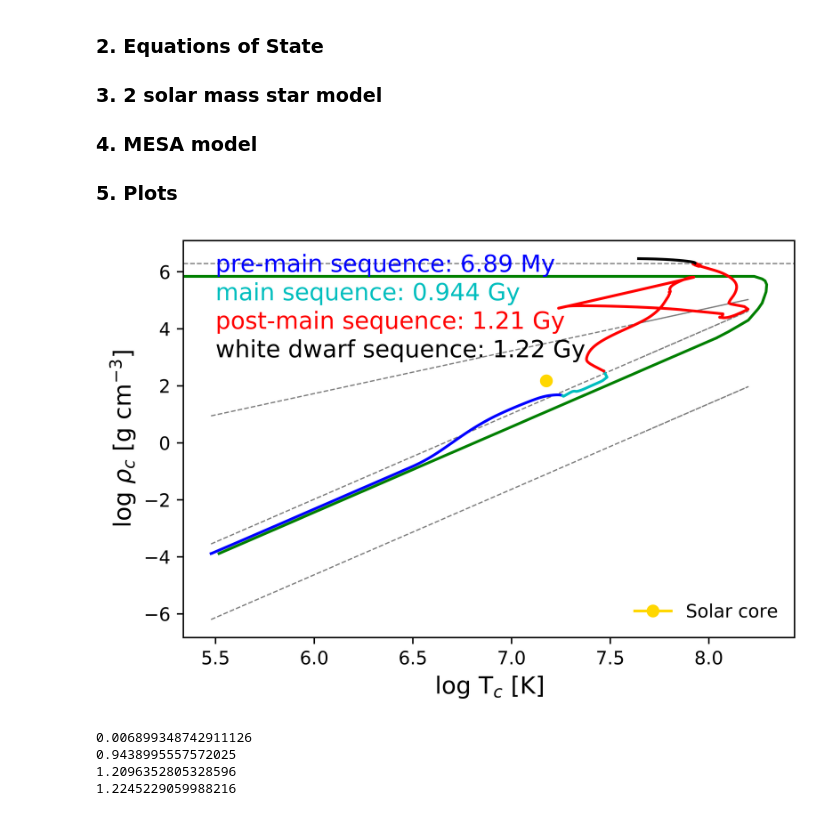
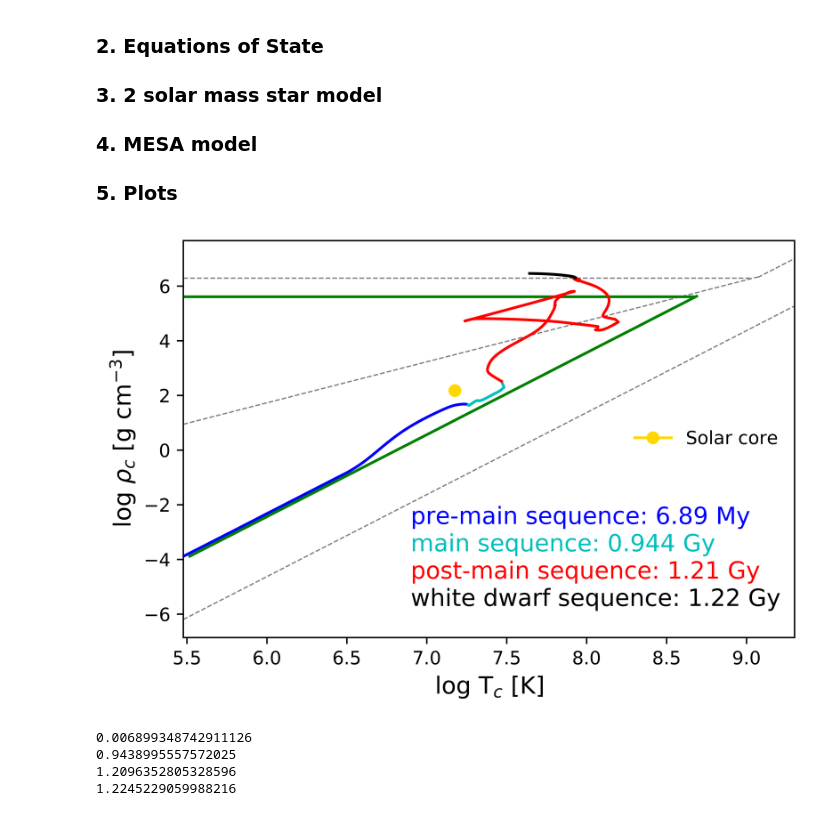
Before and after one commit to astroseay/astronomy_projects, a Jupyter notebook: sse.ipynb, the cells around one changed output. Saved outputs shown, nothing was run; the diff lists cells and outputs as text; code cells hidden in the pictures.

```diff
--- a/sse.ipynb
+++ b/sse.ipynb
@@ -25,79 +24,61 @@ G = 6.67e-8 # gravitational constant [cm^3⋅g^−1⋅s^−2]
 R = 8.3145e7 # gas constant [erg/deg-mol]
 M = 2*1.989e33 # 2M_sun
 mu = 0.7681 # inferred avg molecular weight of main sequence from np.mean(h.center_mu[248:301])
-mu_e = 2 # from pg 27 in notes, for degenerate gases
+mu_e = 1.18 # from pg 25 in notes, for degenerate gases
+K_nr = 1.0036e13 # [cgs] eq 3.35 in notes
 
 # stellar core: temperature vs density
 rho_solar_core = np.log10(150) # [g/cm**3]
 temp_solar_core = np.log10(1.5e7) # [K]
 
 # equations of state: radiation, ideal gas, nonrelativistic, relativistic
-# T_core = np.
-prad_pgas = np.log10(((10**h.log_center_T)/(3.2e7*mu**(-1/3)))**3) # where P_rad = P_gas
-pnr = np.log10(((10**h.log_center_T)/(1.21e5*mu*1.18**(-5/3)))**(3/2)) # where P_gas = P_nr; mu_e = 1.18 here
-pnr_per = np.log10(9.7e5*mu_e) # P_nr and P_ER boundary
-pgas_per = np.log10(((10**h.log_center_T)/(1.5e7*mu*mu_e**(-4/3)))**3)
-
-# 2M model star
-T_c_const = (C*G/R)*mu*M**(2/3)
-T_c_model = T_c_const*(10**h.log_center_Rho)**(1/3)
-logT_c_model = np.log10(T_c_model)
-# print(logT_c_model)
+T_core = np.linspace(h.log_center_T[0], 9.3, 1000000)
+prad_pgas = np.log10(((10**T_core)/(3.2e7*mu**(-1/3)))**3) # where P_rad = P_gas
+pnr = np.log10(((10**T_core)/(1.21e5*mu*mu_e**(-5/3)))**(3/2)) # where P_gas = P_nr
+pnr_per = np.log10(9.7e5*2) # P_nr and P_ER boundary; mu_e = 2 here for hydrogen-depleted gas
+pgas_per = np.log10(((10**T_core)/(1.5e7*mu*mu_e**(-4/3)))**3)
 
 # plots
 fig = plt.figure(dpi=1000)
 
 # EOS boundaries
-plt.plot(h.log_center_T,prad_pgas,ls='--',lw=0.7,c='gray')
-plt.plot(h.log_center_T,pnr,ls='--',lw=0.7,c='gray')
-plt.axhline(y=pnr_per,ls='--',lw=0.7,c='gray')
-plt.plot(h.log_center_T,pgas_per,ls='--',lw=0.7,c='gray')
-
+plt.plot(T_core,prad_pgas,ls='--',lw=0.7,c='gray')
+plt.plot(T_core[:940000],pnr[:940000],ls='--',lw=0.7,c='gray')
+plt.axhline(y=pnr_per,xmax=0.93,ls='--',lw=0.7,c='gray')
+plt.plot(T_core[940000:],pgas_per[940000:],ls='--',lw=0.7,c='gray')
 
 # 2M model
-# plt.plot(logT_c_model, h.log_center_Rho, c='g')
-#logT_pre = np.log10(C*G/R*mu*M**(2/3)*h.log_center_Rho[200:249])
-#logT_agb = np.log10(C*G/R*mu*M**(2/3)*h.log_center_Rho[300:5801])
-#logT_wd = np.log10(C*G/R*mu*M**(2/3)*h.log_center_Rho[5800:])
-#plt.plot(logT_pre, h.log_center_Rho[:249], c='g')
-#plt.plot(logT_agb, h.log_center_Rho[300:5801], c='g')
-#plt.plot(logT_agb, h.log_center_Rho[5800:], c='g')
-K_nr = 1.0036e13 # [cgs] eq 3.35 in notes
+T_c_const = (C*G/R)*mu*M**(2/3)
+T_c_model = T_c_const*(10**h.log_center_Rho[:700])**(1/3)
+logT_c_model = np.log10(T_c_model)
+plt.plot(logT_c_model, h.log_center_Rho[:700], c='g')
+
 rho_nr = np.log10(((C*G/K_nr)**3)*mu_e*M**2)
-logT_pre = np.log10((C*G/R*mu*M**(2/3))*(10**h.log_center_Rho[:249])**(1/3))
-logT_main = np.log10((C*G/R*mu*M**(2/3))*(10**h.log_center_Rho[248:301])**(1/3))
-logT_agb = np.log10((C*G/R*mu*M**(2/3))*(10**h.log_center_Rho[300:340])**(1/3))
-plt.plot(logT_pre, h.log_center_Rho[:249], c='g')
-plt.plot(logT_main, h.log_center_Rho[248:301], c='g')
-plt.plot(logT_agb, h.log_center_Rho[300:340], c='g')
-plt.axhline(y=rho_nr,xmax=0.85,c='g')
-x = [logT_agb[-1],8.1,8.2,8.25,8.27,8.28,8.285,8.29,8.293,8.285,8.27,8.23,7.0]
-y = [h.log_center_Rho[300:340][-1],3.9,4.3,4.7,4.9,5.1,5.2,5.3,5.55,5.68,5.75,rho_nr,rho_nr]
-plt.plot(x,y, c ='g')
+plt.axhline(y=rho_nr,xmax=0.835,c='g')
 
 # mesa model
 plt.plot(h.log_center_T[:249], h.log_center_Rho[:249], c='b')
 plt.plot(h.log_center_T[248:301], h.log_center_Rho[248:301], c='c')
 plt.plot(h.log_center_T[300:5801], h.log_center_Rho[300:5801], c='r')
 plt.plot(h.log_center_T[5800:], h.log_center_Rho[5800:], c='k')
 plt.plot(temp_solar_core, rho_solar_core, marker='o', c='gold', label='Solar core')
 
 # annotations for age and sequences
-plt.annotate('pre-main sequence: 6.89 My',color='b',xy=(5.5,6),xytext=(5.5,6),fontsize=13)
-plt.annotate('main sequence: 0.944 Gy',color='c',xy=(5.5,5),xytext=(5.5,5),fontsize=13)
-plt.annotate('post-main sequence: 1.21 Gy',color='r',xy=(5.5,4),xytext=(5.5,4),fontsize=13)
-plt.annotate('white dwarf sequence: 1.22 Gy',color='k',xy=(5.5,3),xytext=(5.5,3),fontsize=13)
+plt.annotate('pre-main sequence: 6.89 My',color='b',xy=(6.9,-2.7),fontsize=13)
+plt.annotate('main sequence: 0.944 Gy',color='c',xy=(6.9,-3.7),fontsize=13)
+plt.annotate('post-main sequence: 1.21 Gy',color='r',xy=(6.9,-4.7),fontsize=13)
+plt.annotate('white dwarf sequence: 1.22 Gy',color='k',xy=(6.9,-5.7),fontsize=13)
 
 # aesthetics
-#plt.xlim(np.min(h.log_center_T),np.max(h.log_center_T)+.015)
+plt.xlim(np.min(h.log_center_T), 9.3)
 plt.xlabel(r'log T$_c$ [K]', fontsize = 13)
 plt.ylabel(r'log $\rho_c$ [g cm$^{-3}$]', fontsize = 13)
-plt.legend(loc='lower right',frameon=False)
+plt.legend(loc='center right',frameon=False)
 
 # plt.savefig('Tc_rhoc.png')
 plt.show()
 # %% [output]
-[figure, old version]
+[figure, new version]
 # %%
 fig = plt.figure(dpi=1000)
 
```
Also changed, not shown: parts of 2 cells of this notebook.
